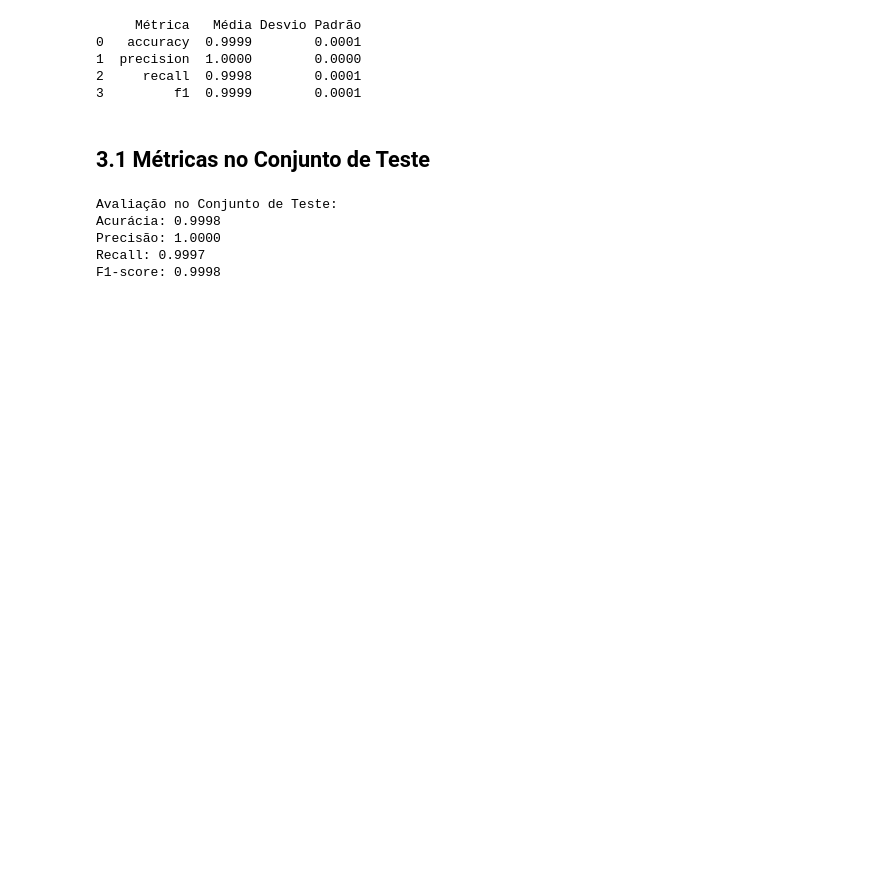
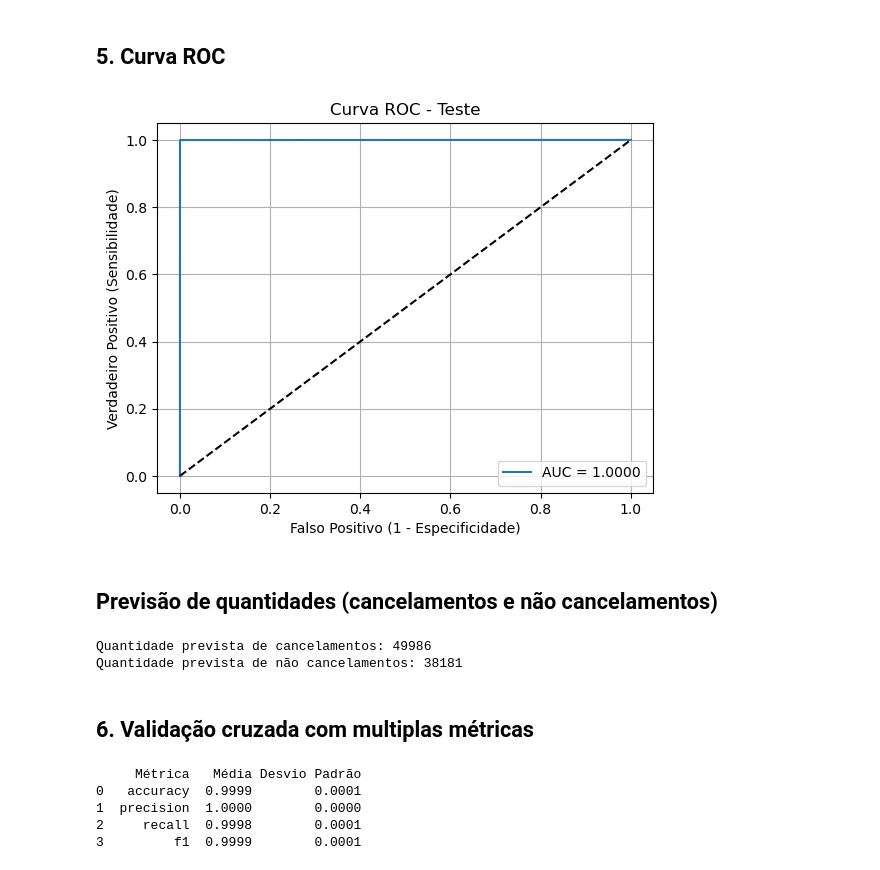
Before and after one commit to jonathasoliv/TCC_Modelagem_Preditiva_Cancelamentos, a Jupyter notebook: XGBoost/XGBoost.ipynb, the cells around one changed output. Drawn from its saved outputs; the diff is of its cells as text; code cells hidden in the pictures; blank space fills up the shorter version.

```diff
--- a/XGBoost/XGBoost.ipynb
+++ b/XGBoost/XGBoost.ipynb
@@ -91 +56,36 @@ F1-score: 0.9998 — Equilíbrio entre precisão e recall.
+# %% [markdown]
+## 5. Curva ROC
+# %%
+# Probabilidades para classe positiva
+y_proba = modelo_xgb.predict_proba(X_teste)[:, 1]
+
+# Curva ROC
+fpr, tpr, _ = roc_curve(y_teste, y_proba)
+roc_auc = auc(fpr, tpr)
+
+# Plot
+plt.figure()
+plt.plot(fpr, tpr, label=f'AUC = {roc_auc:.4f}')
+plt.plot([0, 1], [0, 1], 'k--')
+plt.xlabel('Falso Positivo (1 - Especificidade)')
+plt.ylabel('Verdadeiro Positivo (Sensibilidade)')
+plt.title('Curva ROC - Teste')
+plt.legend()
+plt.grid()
+plt.show()
+# %% [output]
+[figure, added]
+# %% [markdown]
+##  Previsão de quantidades (cancelamentos e não cancelamentos)
+# %%
+quantidade_cancelamentos = np.sum(y_pred_teste == 1)
+quantidade_nao_cancelamentos = np.sum(y_pred_teste == 0)
+
+print(f"Quantidade prevista de cancelamentos: {quantidade_cancelamentos}")
+print(f"Quantidade prevista de não cancelamentos: {quantidade_nao_cancelamentos}")
+# %% [output]
+Quantidade prevista de cancelamentos: 49986
+Quantidade prevista de não cancelamentos: 38181
+# %% [markdown]
+## 6. Validação cruzada com multiplas métricas
 # %%
@@ -143,36 +132,3 @@ print(df_resultados)
 1  precision  1.0000        0.0000
 2     recall  0.9998        0.0001
 3         f1  0.9999        0.0001
-# %% [markdown]
-## 3.1 Métricas no Conjunto de Teste
-# %%
-import xgboost as xgb
-from sklearn.metrics import accuracy_score, precision_score, recall_score, f1_score
-
-# Criando o modelo XGBoost
-modelo_xgb = xgb.XGBClassifier(eval_metric='logloss')
-
-# Treinando o modelo
-modelo_xgb.fit(X_treino, y_treino)
-
-# Fazendo previsões no conjunto de teste
-y_pred_teste = modelo_xgb.predict(X_teste)
-
-# Avaliando as métricas
-accuracy_teste = accuracy_score(y_teste, y_pred_teste)
-precision_teste = precision_score(y_teste, y_pred_teste)
-recall_teste = recall_score(y_teste, y_pred_teste)
-f1_teste = f1_score(y_teste, y_pred_teste)
-
-# Exibindo os resultados
-print(f"\nAvaliação no Conjunto de Teste:")
-print(f"Acurácia: {accuracy_teste:.4f}")
-print(f"Precisão: {precision_teste:.4f}")
-print(f"Recall: {recall_teste:.4f}")
-print(f"F1-score: {f1_teste:.4f}")
-# %% [output]
-Avaliação no Conjunto de Teste:
-Acurácia: 0.9998
-Precisão: 1.0000
-Recall: 0.9997
-F1-score: 0.9998
```
Also changed, not shown: parts of 24 cells of this notebook, 1 other file.
